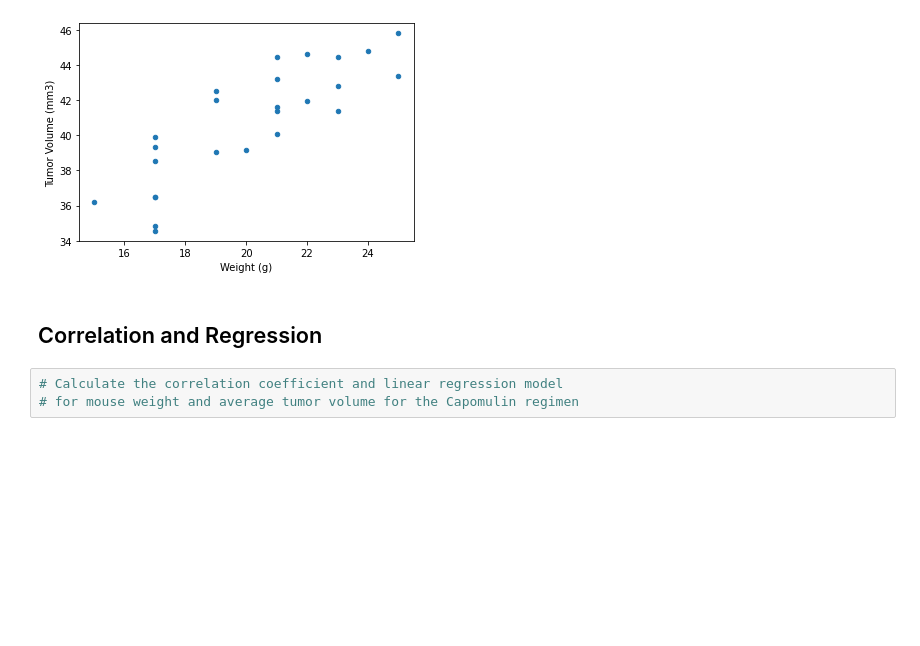
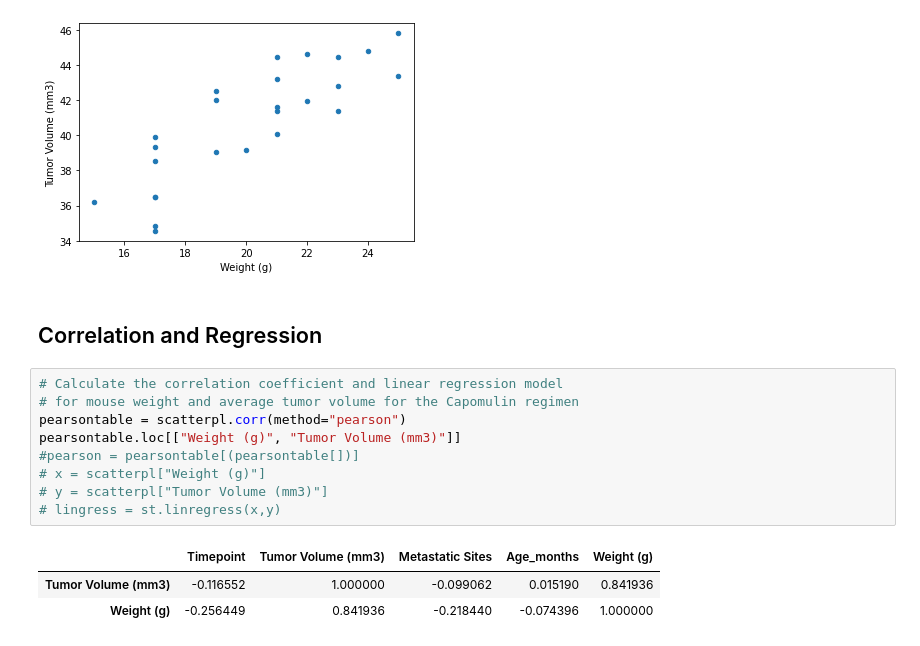
Before and after one commit to maderamel/Pymaceuticals, a Jupyter notebook: pymaceuticals.ipynb, the cells around one changed output. Drawn from its saved outputs; the diff is of its cells as text; blank space fills up the shorter version.

Commit message:
started linregress

```diff
--- a/pymaceuticals.ipynb
+++ b/pymaceuticals.ipynb
@@ -263,3 +262,13 @@ plt.show()
 # %%
 # Calculate the correlation coefficient and linear regression model
 # for mouse weight and average tumor volume for the Capomulin regimen
+pearsontable = scatterpl.corr(method="pearson")
+pearsontable.loc[["Weight (g)", "Tumor Volume (mm3)"]]
+#pearson = pearsontable[(pearsontable[])]
+# x = scatterpl["Weight (g)"]
+# y = scatterpl["Tumor Volume (mm3)"]
+# lingress = st.linregress(x,y)
+# %% [output]
+|  | Timepoint | Tumor Volume (mm3) | Metastatic Sites | Age_months | Weight (g) |
+| Tumor Volume (mm3) | -0.116552 | 1.000000 | -0.099062 | 0.015190 | 0.841936 |
+| Weight (g) | -0.256449 | 0.841936 | -0.218440 | -0.074396 | 1.000000 |
```
Also changed, not shown: parts of 1 cell of this notebook.
